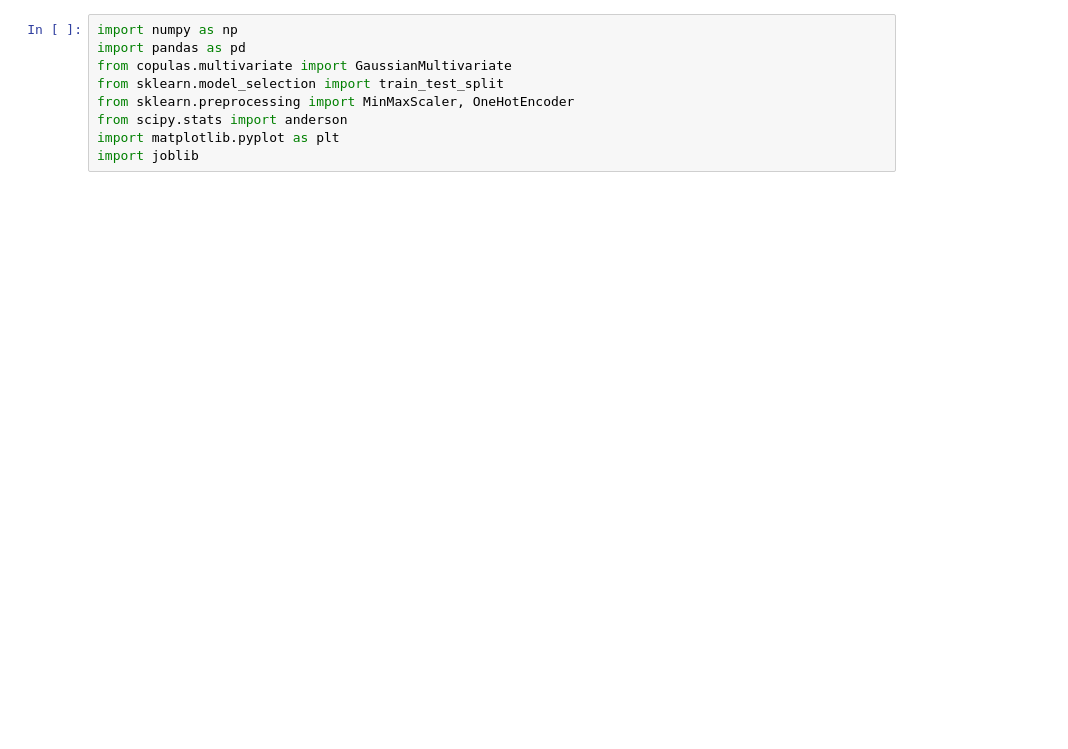
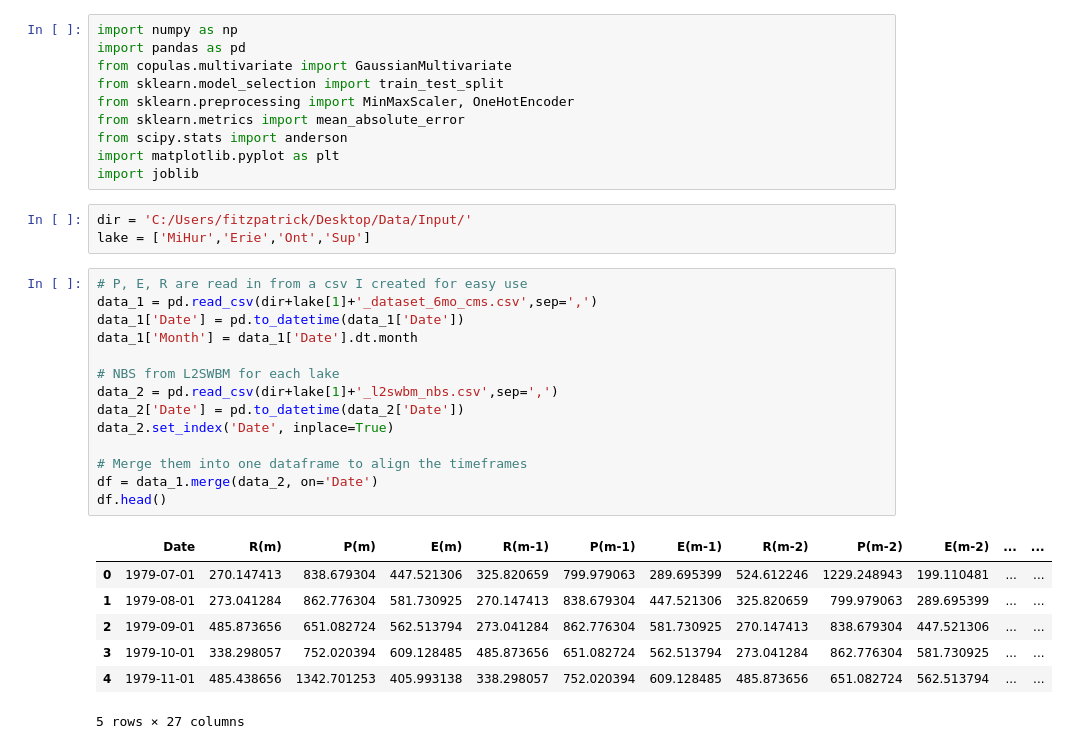
Before and after one commit to great-lakes-ai-lab/NBS-Predictor-MVP, a Jupyter notebook: notebooks/exploratory/3_LEF_copula_model.ipynb, the cells around one changed output. Cells and saved outputs as stored; diff of their text form; blank space fills up the shorter version.

```diff
--- a/notebooks/exploratory/3_LEF_copula_model.ipynb
+++ b/notebooks/exploratory/3_LEF_copula_model.ipynb
@@ -4,7 +4,33 @@ import pandas as pd
 from copulas.multivariate import GaussianMultivariate
 from sklearn.model_selection import train_test_split
 from sklearn.preprocessing import MinMaxScaler, OneHotEncoder
+from sklearn.metrics import mean_absolute_error
 from scipy.stats import anderson
 import matplotlib.pyplot as plt
 import joblib
+# %%
+dir = 'C:/Users/fitzpatrick/Desktop/Data/Input/'
+lake = ['MiHur','Erie','Ont','Sup']
+# %%
+# P, E, R are read in from a csv I created for easy use
+data_1 = pd.read_csv(dir+lake[1]+'_dataset_6mo_cms.csv',sep=',')
+data_1['Date'] = pd.to_datetime(data_1['Date'])
+data_1['Month'] = data_1['Date'].dt.month
+
+# NBS from L2SWBM for each lake
+data_2 = pd.read_csv(dir+lake[1]+'_l2swbm_nbs.csv',sep=',')
+data_2['Date'] = pd.to_datetime(data_2['Date'])
+data_2.set_index('Date', inplace=True)
+
+# Merge them into one dataframe to align the timeframes
+df = data_1.merge(data_2, on='Date')
+df.head()
+# %% [output]
+|  | Date | R(m) | P(m) | E(m) | R(m-1) | P(m-1) | E(m-1) | R(m-2) | P(m-2) | E(m-2) | ... | ... |
+| 0 | 1979-07-01 | 270.147413 | 838.679304 | 447.521306 | 325.820659 | 799.979063 | 289.695399 | 524.612246 | 1229.248943 | 199.110481 | ... | ... |
+| 1 | 1979-08-01 | 273.041284 | 862.776304 | 581.730925 | 270.147413 | 838.679304 | 447.521306 | 325.820659 | 799.979063 | 289.695399 | ... | ... |
+| 2 | 1979-09-01 | 485.873656 | 651.082724 | 562.513794 | 273.041284 | 862.776304 | 581.730925 | 270.147413 | 838.679304 | 447.521306 | ... | ... |
+| 3 | 1979-10-01 | 338.298057 | 752.020394 | 609.128485 | 485.873656 | 651.082724 | 562.513794 | 273.041284 | 862.776304 | 581.730925 | ... | ... |
+| 4 | 1979-11-01 | 485.438656 | 1342.701253 | 405.993138 | 338.298057 | 752.020394 | 609.128485 | 485.873656 | 651.082724 | 562.513794 | ... | ... |
+5 rows × 27 columns
 # %%
```
Also changed, not shown: parts of 7 cells of this notebook, 3 other files.
